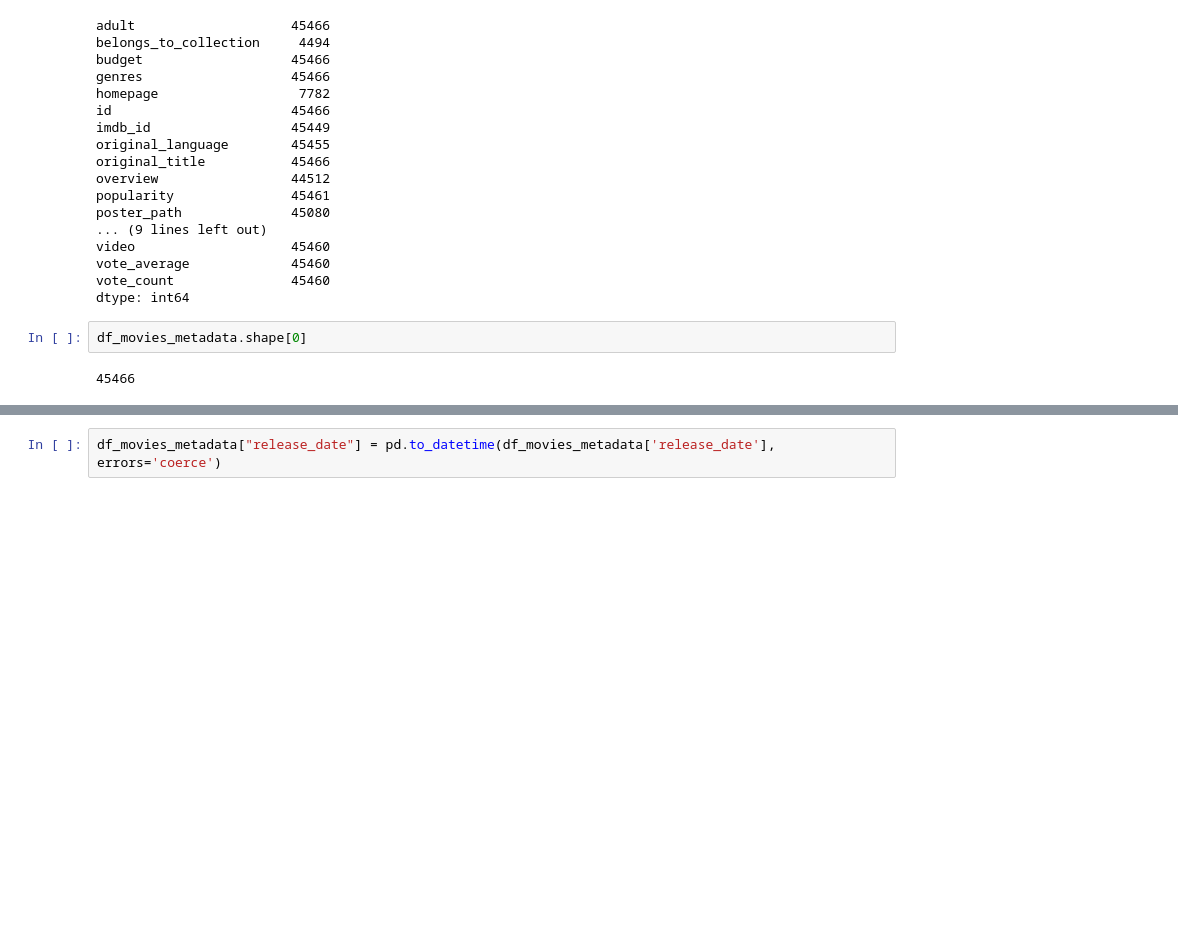
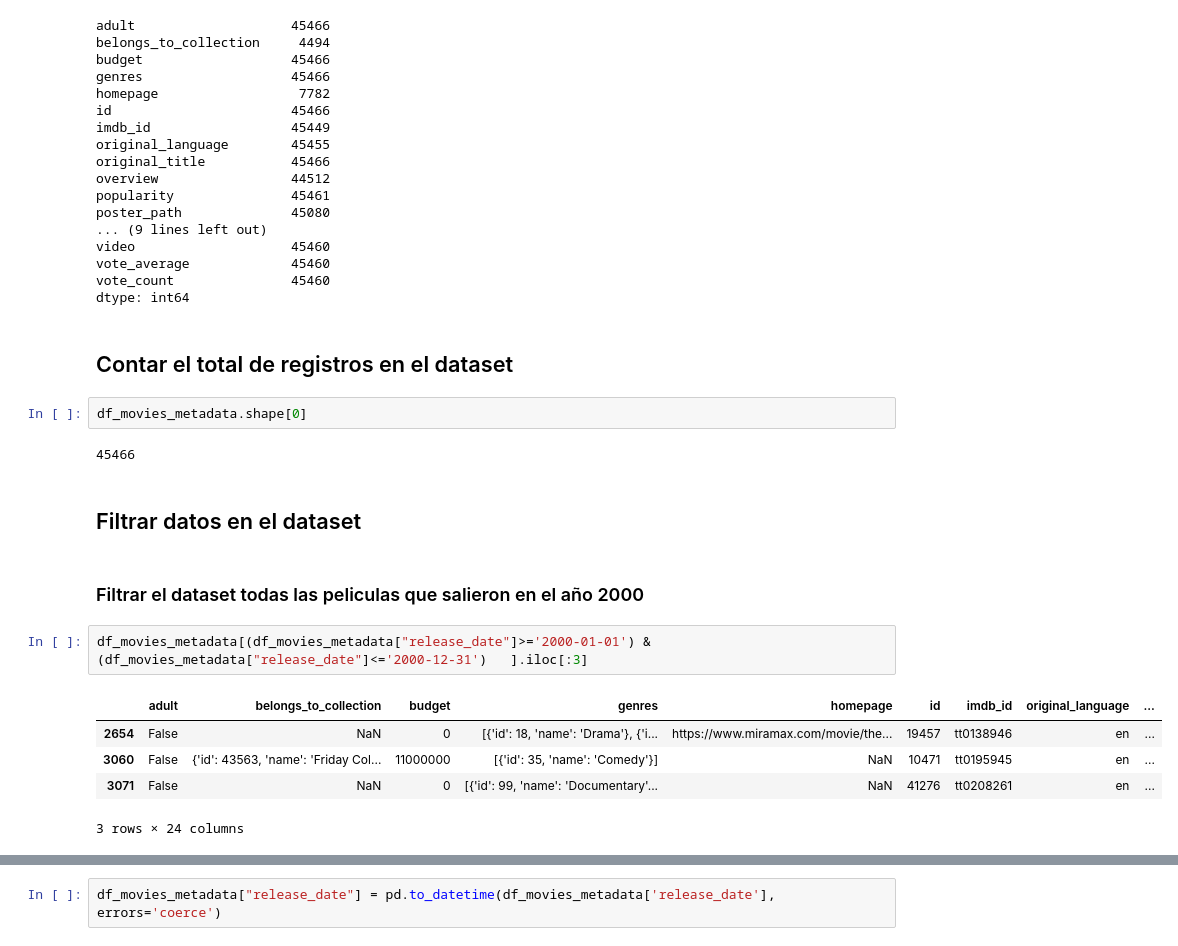
Before and after one commit to tabscoob/tabscoob-DE-101, a Jupyter notebook: src/notebooks/02_basic_pandas.ipynb, the cells around one changed output, grey strips where cells are left out. Saved outputs shown, nothing was run; the diff lists cells and outputs as text; blank space fills up the shorter version.

```diff
--- a/src/notebooks/02_basic_pandas.ipynb
+++ b/src/notebooks/02_basic_pandas.ipynb
@@ -23,7 +49,21 @@ video                    45460
 vote_average             45460
 vote_count               45460
 dtype: int64
+# %% [markdown]
+## Contar el total de registros en el dataset
 # %%
 df_movies_metadata.shape[0]
 # %% [output]
 45466
+# %% [markdown]
+## Filtrar datos en el dataset
+# %% [markdown]
+### Filtrar el dataset todas las peliculas que salieron en el año 2000
+# %%
+df_movies_metadata[(df_movies_metadata["release_date"]>='2000-01-01') & (df_movies_metadata["release_date"]<='2000-12-31')   ].iloc[:3]
+# %% [output]
+|  | adult | belongs_to_collection | budget | genres | homepage | id | imdb_id | original_language | ... |
+| 2654 | False | NaN | 0 | [{'id': 18, 'name': 'Drama'}, {'i... | https://www.miramax.com/movie/the... | 19457 | tt0138946 | en | ... |
+| 3060 | False | {'id': 43563, 'name': 'Friday Col... | 11000000 | [{'id': 35, 'name': 'Comedy'}] | NaN | 10471 | tt0195945 | en | ... |
+| 3071 | False | NaN | 0 | [{'id': 99, 'name': 'Documentary'... | NaN | 41276 | tt0208261 | en | ... |
+3 rows × 24 columns
```
Also changed, not shown: parts of 13 cells of this notebook, 1 other file.
